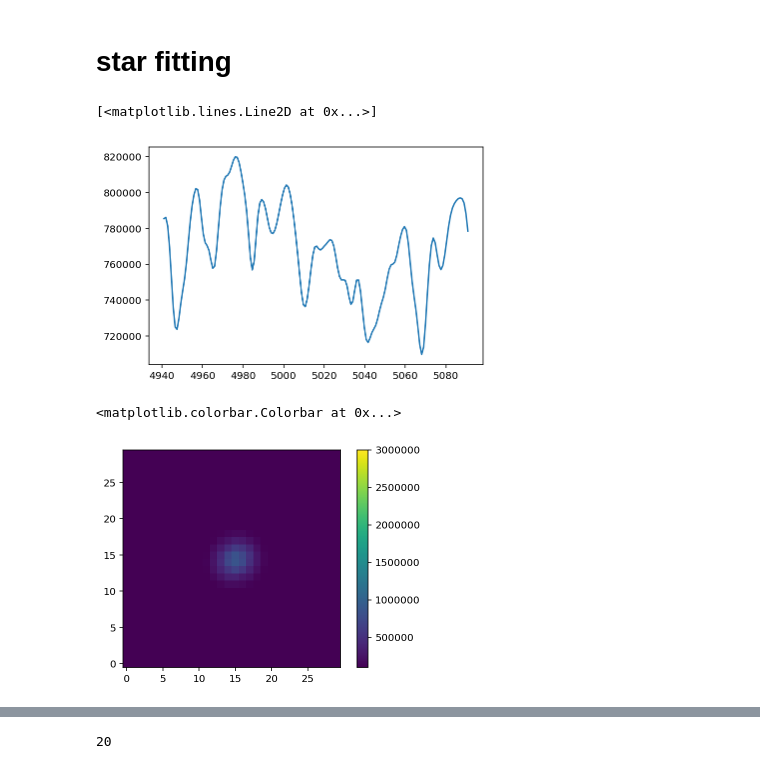
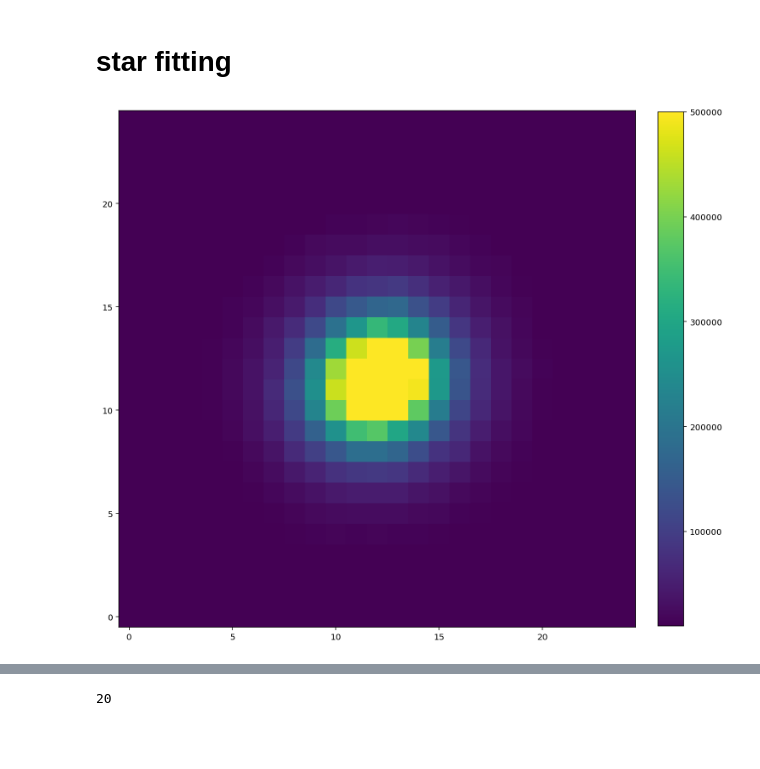
Before and after one commit to tspriggs/MUSE_PNe_fitting, a Jupyter notebook: 1D FCC277.ipynb, the cells around one changed output, grey strips where cells are left out. Cells and saved outputs as stored; diff of their text form; code cells hidden in the pictures; blank space fills up the shorter version.

Commit message:
reruns and new plots

```diff
--- a/1D FCC277.ipynb
+++ b/1D FCC277.ipynb
@@ -25,7 +25,9 @@ hdu.writeto("FCC277_data/FCC277_Gandalf_stellar_cube.fits")
 # %%
 # Open Fits file and assign to raw_data
 hdulist = fits.open("FCC277_data/FCC277_emission_cube.fits")
-raw_data = Gandalf_stellar#hdulist[0].data
+hdulist_stellar = fits.open("FCC277_data/FCC277_Gandalf_stellar_cube.fits")
+raw_data = hdulist[0].data
+raw_data_stellar = hdulist_stellar[0].data
 hdr = hdulist[0].header
 
 #full_wavelength = np.exp(lnl[0].data)
@@ -48,6 +50,7 @@ oo = np.loadtxt('FCC277_data/FCC277_xy_ima_yngoodpixels.txt', skiprows=1)
 fit_these = oo[:,3]
 
 raw_data_list = raw_data[:,382:543]
+raw_data_list_stellar = raw_data_stellar[:, 382:543]
 
 raw_data_list_fitted = np.squeeze(np.where(fit_these == 1))
 
@@ -157,7 +159,11 @@ params.add("FWHM", value=2.81, vary=False) # LSF
 params.add("Gauss_bkg", value=0.001,)# min=-500., max=500.)
 params.add("Gauss_grad", value=0.00001)
 
-star_ = star_0
+n_pix = 25
+star_0 = PNextractor(260, 245, n_pix, raw_data_list_stellar.reshape(y_data, x_data, len(wavelength)), wave=wavelength, dim=2 )
+star_1 = PNextractor(160, 285, n_pix, raw_data_list_stellar.reshape(y_data, x_data, len(wavelength)), wave=wavelength, dim=2)
+
+star_ = star_1
 list_of_std_star = np.array([np.abs(np.std(spec)) for spec in star_])
 input_errors_star = [np.repeat(list_of_std_star[i], len(wavelength)) for i in np.arange(0,len(list_of_std_star))]
 
@@ -166,11 +172,6 @@ list_of_residuals = np.zeros((len(star_),len(wavelength)))
 list_of_residuals_from_fitter = np.zeros((len(star_),len(wavelength)))
 best_fit_A_star = np.zeros((len(star_),2))
 best_fit_mean = np.zeros((len(star_),2))
-# %%
-plt.plot(wavelength, np.sum(star_0,0))
-# %% [output]
-[<matplotlib.lines.Line2D at 0x...>]
-[figure, removed]
 # %%
 for i ,spec_ in enumerate(star_):
     results = minimize(Gaussian_1D_res, params, args=(wavelength, spec_, input_errors_star[i], i), nan_policy="propagate")
@@ -180,13 +181,14 @@ for i ,spec_ in enumerate(star_):
 # %%
 gauss_A_star = [A[0] for A in best_fit_A_star]
 Gauss_F_star = np.sum(star_1,1)#np.array(gauss_A_star) * np.sqrt(2*np.pi) * 1.19
 Gauss_F_star_shape = Gauss_F_star.reshape(n_pix,n_pix)
 
-plt.imshow(Gauss_F_star_shape, origin="lower", vmin=100000, vmax=3e6)
-plt.colorbar()
+plt.figure(figsize=(12,12))
+plt.imshow(Gauss_F_star_shape, origin="lower", vmin=1e4, vmax=5e5)
+plt.colorbar(fraction=0.0455, pad=0.04)
+plt.savefig("Plots/FCC277/Star_2D.png")
 # %% [output]
-<matplotlib.colorbar.Colorbar at 0x...>
-[figure, old version]
+[figure, new version]
 # %%
 ###### X_AOI, Y_AOI = np.mgrid[:n_pix,:n_pix]
 star_ = Gauss_F_star
```
Also changed, not shown: parts of 4 cells of this notebook, 5 other files.
